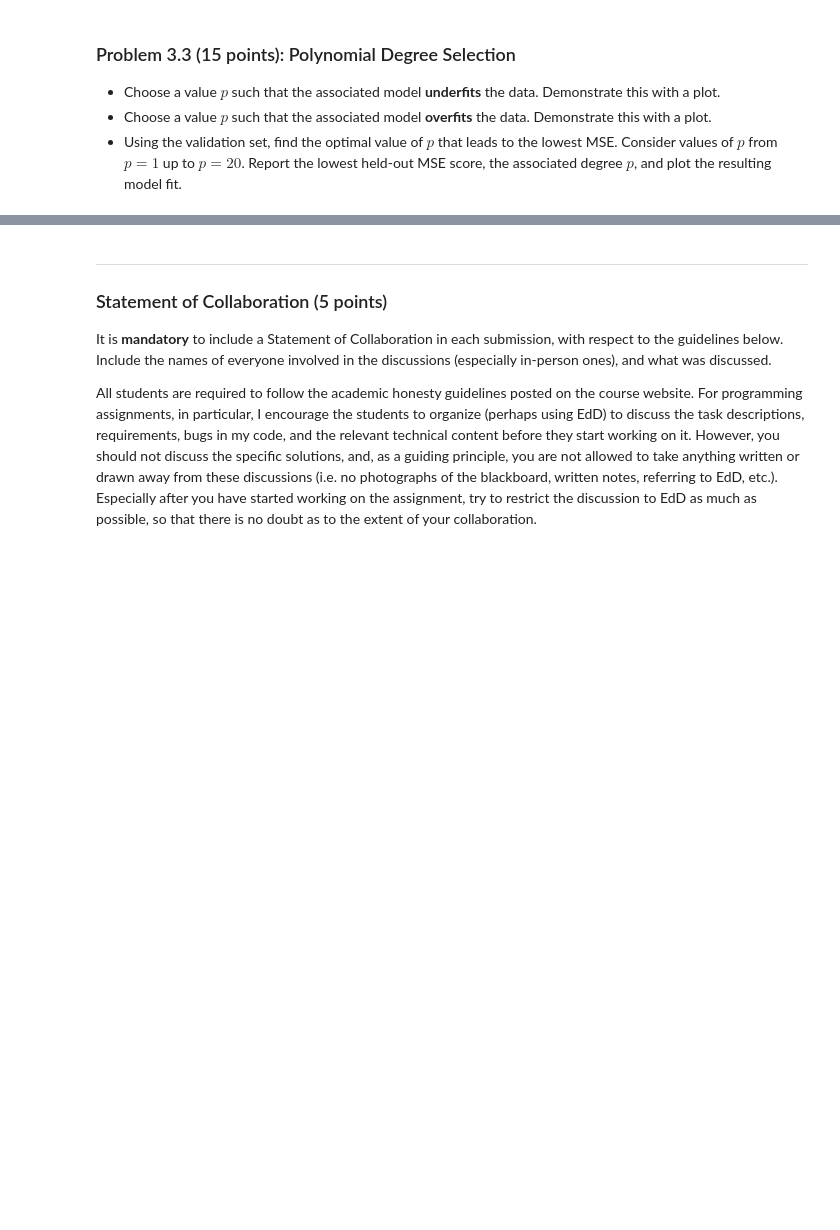
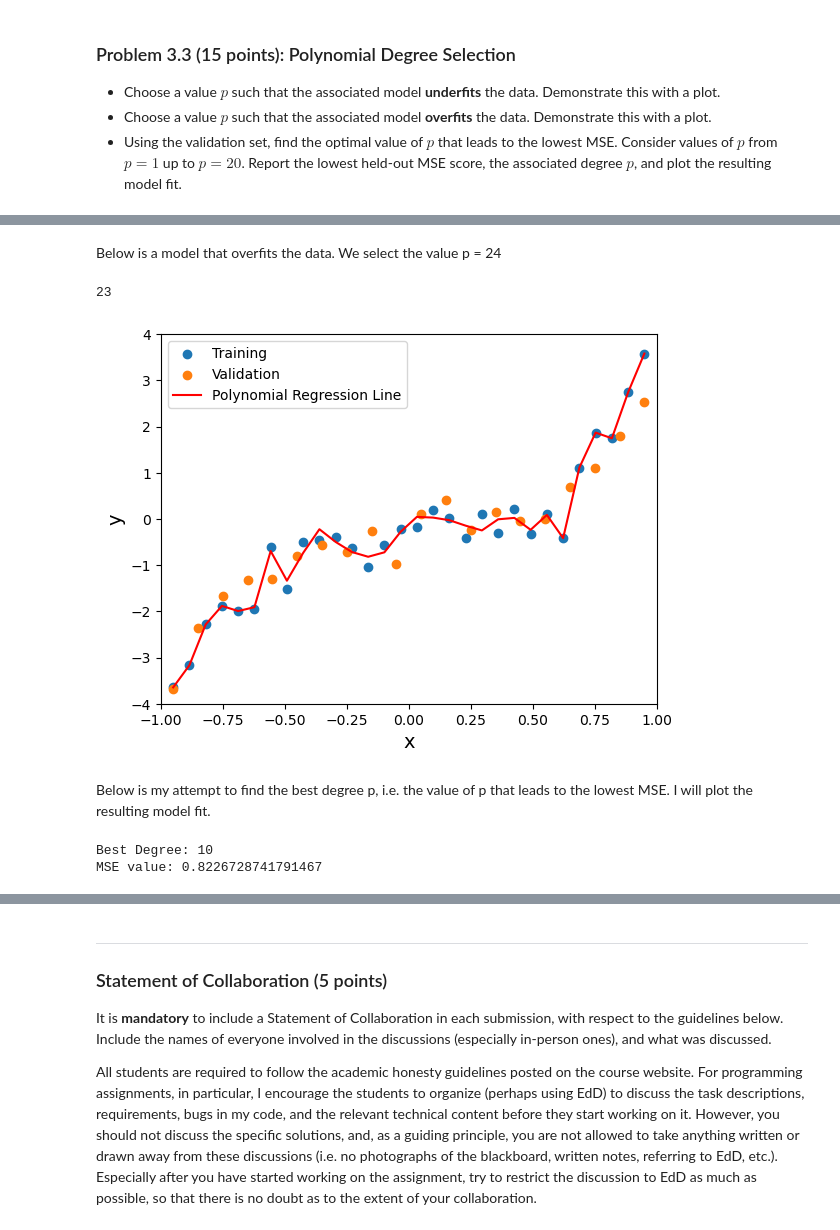
Before and after one commit to vthai321/cs178, a Jupyter notebook: cs178_sp23_hw1.ipynb, the cells around one changed output, grey strips where cells are left out. Cells and saved outputs as stored; diff of their text form; code cells hidden in the pictures; blank space fills up the shorter version.

```diff
--- a/cs178_sp23_hw1.ipynb
+++ b/cs178_sp23_hw1.ipynb
@@ -674,0 +684,11 @@ plot_poly_regression(x, y, valid_x, valid_y, cubic_model, p=3)
+# %% [markdown]
+Below is a model that overfits the data. We select the value p = 24
+# %%
+model_24 = fit_poly(x,y,p=24)
+plot_poly_regression(x, y, valid_x, valid_y, model_24, p=24)
+# %% [output]
+23
+[figure, added]
+# %% [markdown]
+Below is my attempt to find the best degree p, i.e. the value of p that leads to the lowest MSE.
+I will plot the resulting model fit.
@@ -674,0 +713,7 @@ plot_poly_regression(x, y, valid_x, valid_y, cubic_model, p=3)
+# %%
+minMSE, bestDegree = findBestMSE(x, y, valid_x, valid_y)
+print("Best Degree:", bestDegree)
+print("MSE value:", minMSE)
+# %% [output]
+Best Degree: 10
+MSE value: 0.8226728741791467
```
Also changed, not shown: parts of 12 cells of this notebook.
